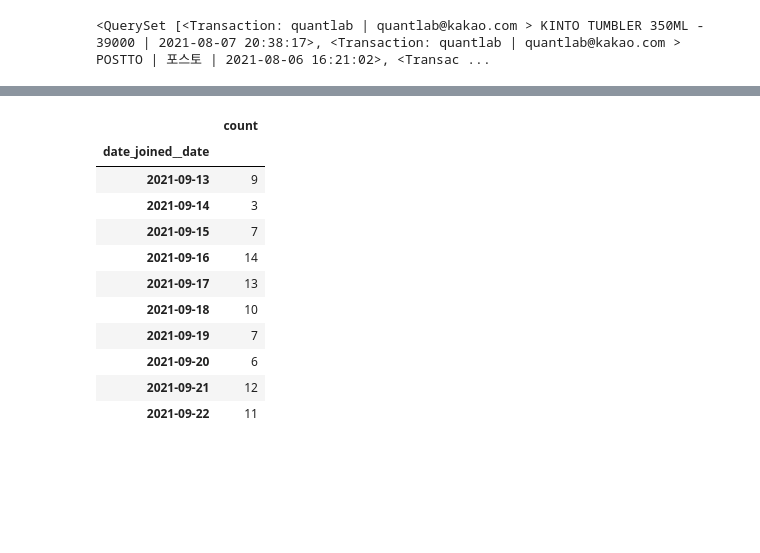
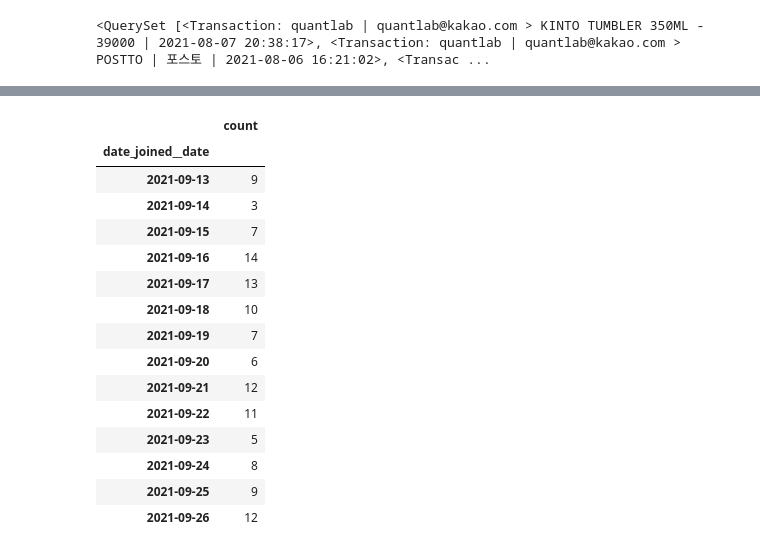
Before and after one commit to gem763/maskplay, a Jupyter notebook: data/트랜젝션 분석하기.ipynb, the cells around one changed output, grey strips where cells are left out. Saved outputs shown, nothing was run; the diff lists cells and outputs as text; code cells hidden in the pictures; blank space fills up the shorter version.

```diff
--- a/data/트랜젝션 분석하기.ipynb
+++ b/data/트랜젝션 분석하기.ipynb
@@ -103,17 +103,21 @@ amounts.groupby('type').sum()[counts.columns[-11:-1]].drop(['첫방문환영'])
 # %%
 qrs = m.User.objects.filter(date_joined__gte='2021-09-13').values('date_joined__date').annotate(count=Count('date_joined__date'))
 # %%
-pd.DataFrame(qrs).set_index('date_joined__date').sort_index(ascending=True)
+pd.DataFrame(qrs).set_index('date_joined__date').sort_index(ascending=True).iloc[:-1]
 # %% [output]
 |  | count |
 | date_joined__date |  |
 | 2021-09-13 | 9 |
 | 2021-09-14 | 3 |
 | 2021-09-15 | 7 |
 | 2021-09-16 | 14 |
 | 2021-09-17 | 13 |
 | 2021-09-18 | 10 |
 | 2021-09-19 | 7 |
 | 2021-09-20 | 6 |
 | 2021-09-21 | 12 |
 | 2021-09-22 | 11 |
+| 2021-09-23 | 5 |
+| 2021-09-24 | 8 |
+| 2021-09-25 | 9 |
+| 2021-09-26 | 12 |
```
Also changed, not shown: parts of 16 cells of this notebook, 15 other files.
